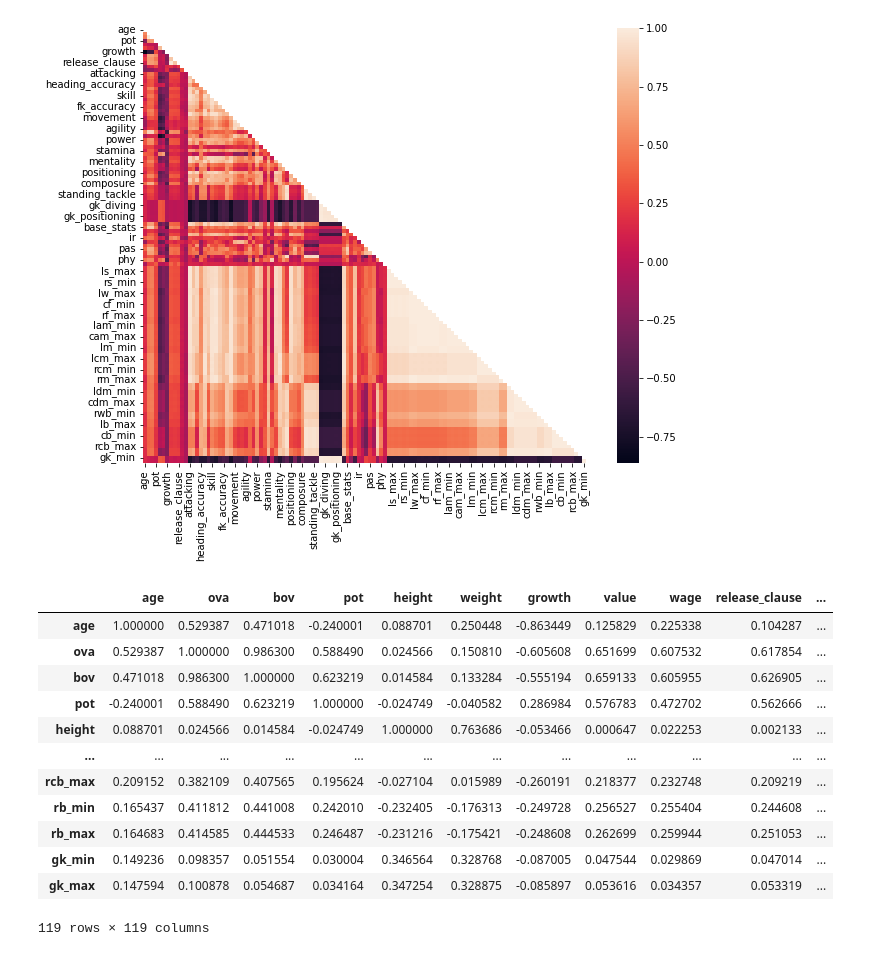
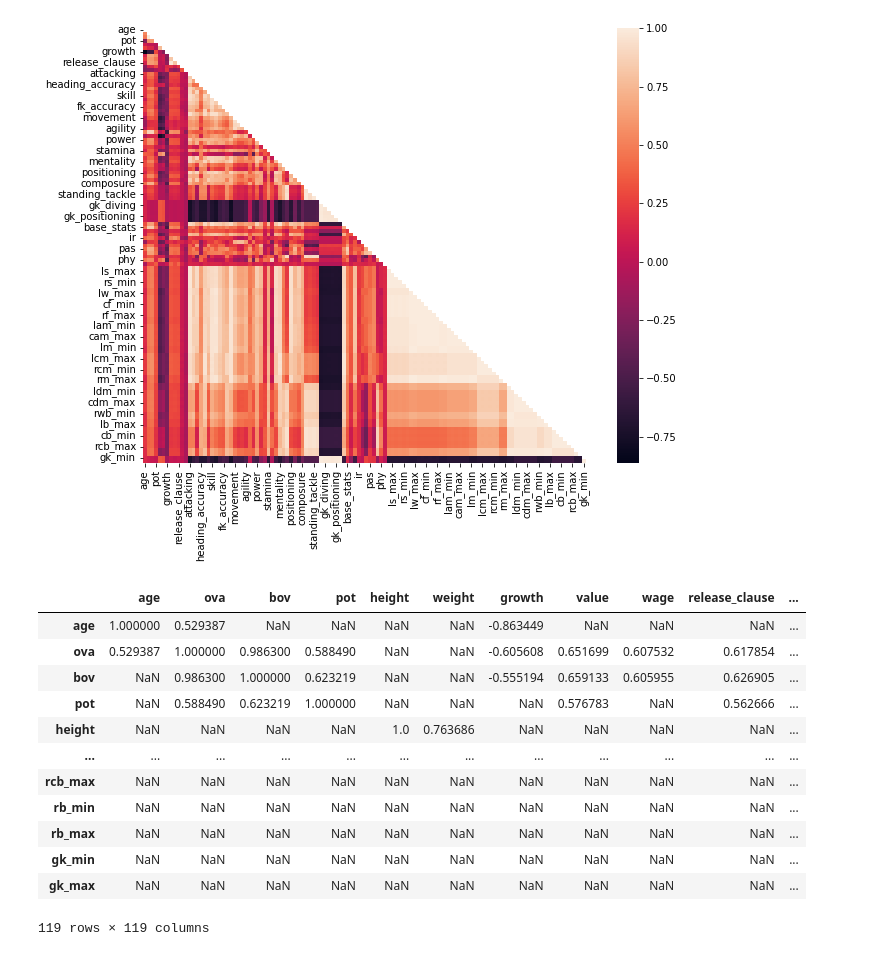
Before and after one commit to Edoardo1996/data_mid_bootcamp_project_FIFA_MoneyBall, a Jupyter notebook: main.ipynb, the cells around one changed output. Saved outputs shown, nothing was run; the diff lists cells and outputs as text; code cells hidden in the pictures.

```diff
--- a/main.ipynb
+++ b/main.ipynb
@@ -292,0 +306,3 @@ memory usage: 16.1+ MB
+# %%
+# Load complete clean dataset
+df = pd.read_csv('elab_data/fifa21_male_clean.csv')
@@ -324,18 +370,18 @@ show_corr_heatmap(df, (10, 8))
 # %% [output]
 [figure]
 # %%
-df.corr(method='pearson')
+df.corr(method='pearson')[(df.corr() > 0.5) | (df.corr() < -0.5)]
 # %% [output]
 |  | age | ova | bov | pot | height | weight | growth | value | wage | release_clause | ... |
-| age | 1.000000 | 0.529387 | 0.471018 | -0.240001 | 0.088701 | 0.250448 | -0.863449 | 0.125829 | 0.225338 | 0.104287 | ... |
-| ova | 0.529387 | 1.000000 | 0.986300 | 0.588490 | 0.024566 | 0.150810 | -0.605608 | 0.651699 | 0.607532 | 0.617854 | ... |
-| bov | 0.471018 | 0.986300 | 1.000000 | 0.623219 | 0.014584 | 0.133284 | -0.555194 | 0.659133 | 0.605955 | 0.626905 | ... |
-| pot | -0.240001 | 0.588490 | 0.623219 | 1.000000 | -0.024749 | -0.040582 | 0.286984 | 0.576783 | 0.472702 | 0.562666 | ... |
-| height | 0.088701 | 0.024566 | 0.014584 | -0.024749 | 1.000000 | 0.763686 | -0.053466 | 0.000647 | 0.022253 | 0.002133 | ... |
+| age | 1.000000 | 0.529387 | NaN | NaN | NaN | NaN | -0.863449 | NaN | NaN | NaN | ... |
+| ova | 0.529387 | 1.000000 | 0.986300 | 0.588490 | NaN | NaN | -0.605608 | 0.651699 | 0.607532 | 0.617854 | ... |
+| bov | NaN | 0.986300 | 1.000000 | 0.623219 | NaN | NaN | -0.555194 | 0.659133 | 0.605955 | 0.626905 | ... |
+| pot | NaN | 0.588490 | 0.623219 | 1.000000 | NaN | NaN | NaN | 0.576783 | NaN | 0.562666 | ... |
+| height | NaN | NaN | NaN | NaN | 1.0 | 0.763686 | NaN | NaN | NaN | NaN | ... |
 | ... | ... | ... | ... | ... | ... | ... | ... | ... | ... | ... | ... |
-| rcb_max | 0.209152 | 0.382109 | 0.407565 | 0.195624 | -0.027104 | 0.015989 | -0.260191 | 0.218377 | 0.232748 | 0.209219 | ... |
-| rb_min | 0.165437 | 0.411812 | 0.441008 | 0.242010 | -0.232405 | -0.176313 | -0.249728 | 0.256527 | 0.255404 | 0.244608 | ... |
-| rb_max | 0.164683 | 0.414585 | 0.444533 | 0.246487 | -0.231216 | -0.175421 | -0.248608 | 0.262699 | 0.259944 | 0.251053 | ... |
-| gk_min | 0.149236 | 0.098357 | 0.051554 | 0.030004 | 0.346564 | 0.328768 | -0.087005 | 0.047544 | 0.029869 | 0.047014 | ... |
-| gk_max | 0.147594 | 0.100878 | 0.054687 | 0.034164 | 0.347254 | 0.328875 | -0.085897 | 0.053616 | 0.034357 | 0.053319 | ... |
+| rcb_max | NaN | NaN | NaN | NaN | NaN | NaN | NaN | NaN | NaN | NaN | ... |
+| rb_min | NaN | NaN | NaN | NaN | NaN | NaN | NaN | NaN | NaN | NaN | ... |
+| rb_max | NaN | NaN | NaN | NaN | NaN | NaN | NaN | NaN | NaN | NaN | ... |
+| gk_min | NaN | NaN | NaN | NaN | NaN | NaN | NaN | NaN | NaN | NaN | ... |
+| gk_max | NaN | NaN | NaN | NaN | NaN | NaN | NaN | NaN | NaN | NaN | ... |
 119 rows × 119 columns
```
Also changed, not shown: parts of 20 cells of this notebook, 2 other files.
